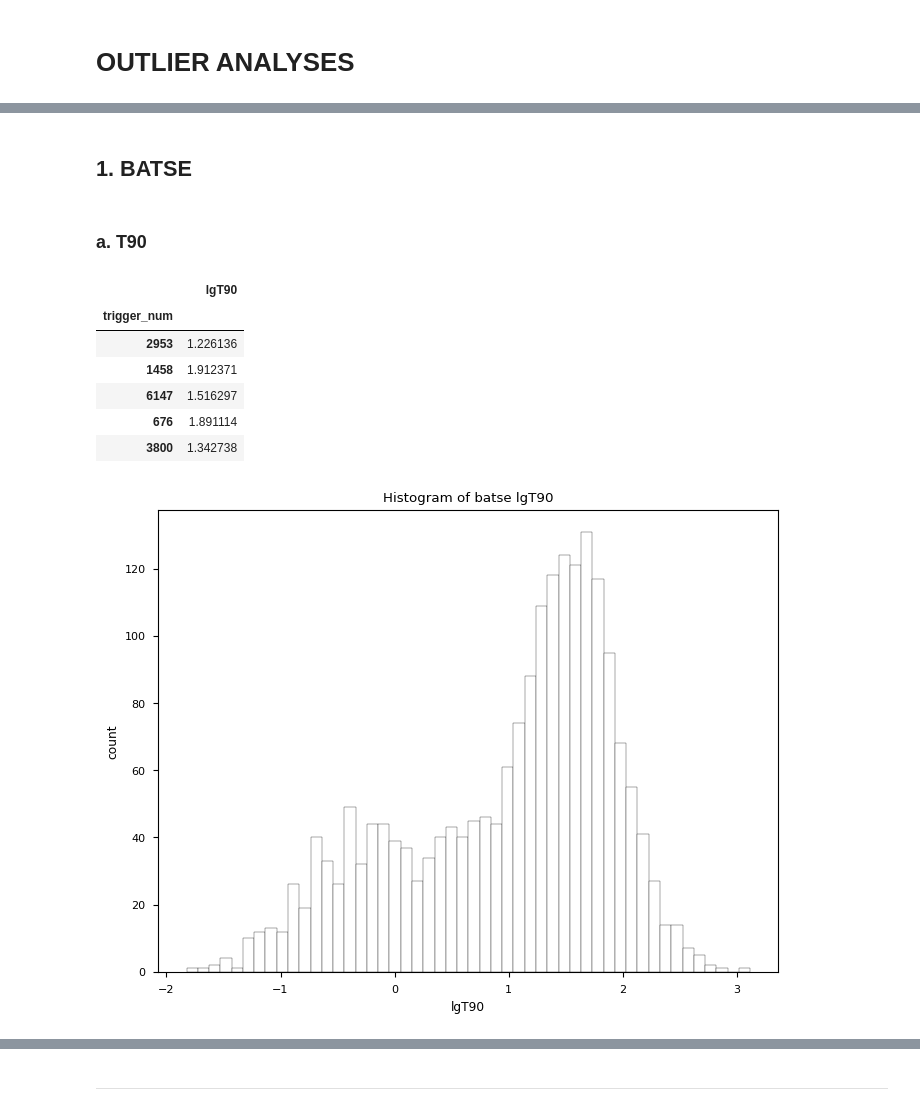
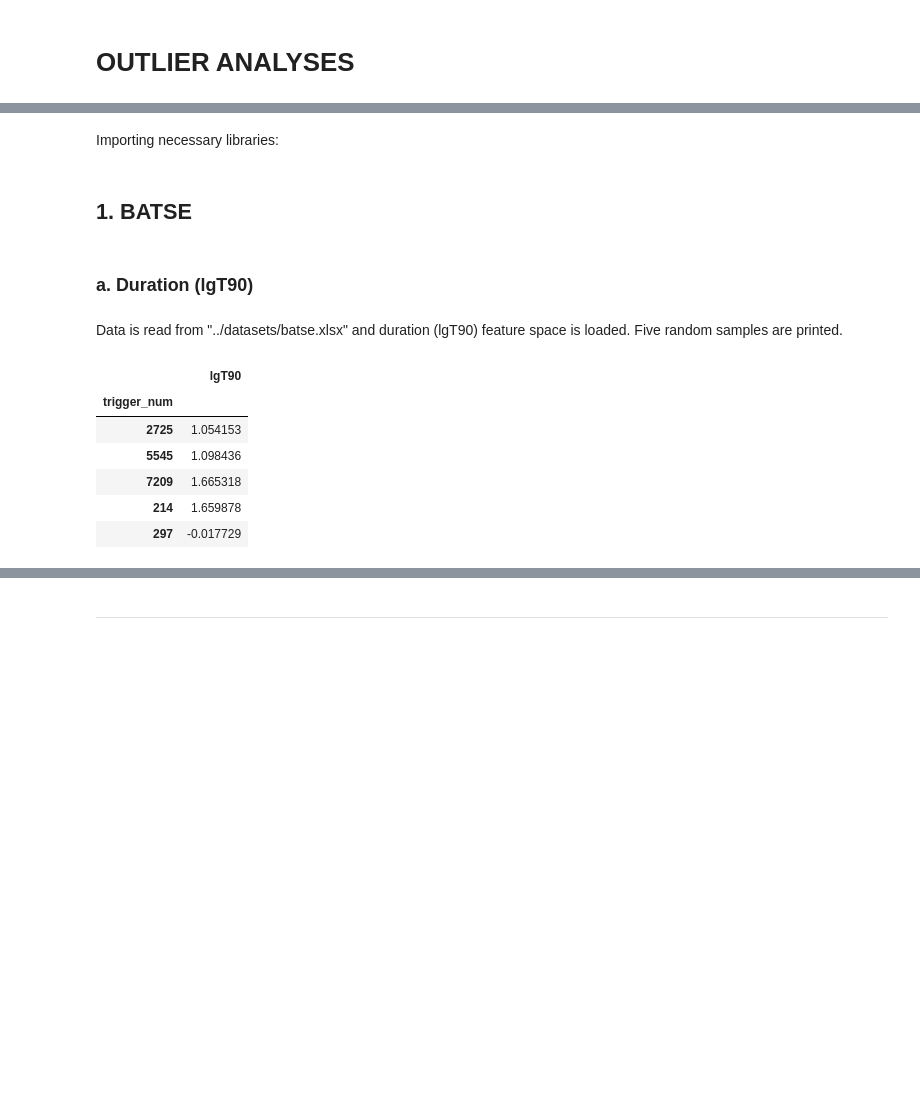
Before and after one commit to ayfm/GRB-Classification, a Jupyter notebook: notebooks/outliers.ipynb, the cells around one changed output, grey strips where cells are left out. Cells and saved outputs as stored; diff of their text form; code cells hidden in the pictures; blank space fills up the shorter version.

```diff
--- a/notebooks/outliers.ipynb
+++ b/notebooks/outliers.ipynb
@@ -41,4 +36,6 @@ Throughout the notebook, for each feature space, the following steps are taken:
 # %%
 %load_ext autoreload
 %autoreload 2
+# %% [markdown]
+Importing necessary libraries:
 # %%
@@ -55,19 +53,17 @@ np.random.seed(1773)
 # %% [markdown]
 ## 1. BATSE
 # %% [markdown]
-### a. T90
+### a. Duration (lgT90)
+# %% [markdown]
+Data is read from "../datasets/batse.xlsx" and duration (lgT90) feature space is loaded. Five random samples are printed.
 # %%
-## Load dataset and the features
-df_batse_t90 = data_operations.load(cat_name="batse",
-                                    feats=["lgT90"],
-                                    plot_data=True)
+df_batse_t90 = data_operations.load(cat_name="batse", feats=["lgT90"])
 df_batse_t90.sample(5)
 # %% [output]
 |  | lgT90 |
 | trigger_num |  |
-| 2953 | 1.226136 |
-| 1458 | 1.912371 |
-| 6147 | 1.516297 |
-| 676 | 1.891114 |
-| 3800 | 1.342738 |
+| 2725 | 1.054153 |
+| 5545 | 1.098436 |
+| 7209 | 1.665318 |
+| 214 | 1.659878 |
+| 297 | -0.017729 |
-[figure, removed]
```
Also changed, not shown: parts of 130 cells of this notebook.
